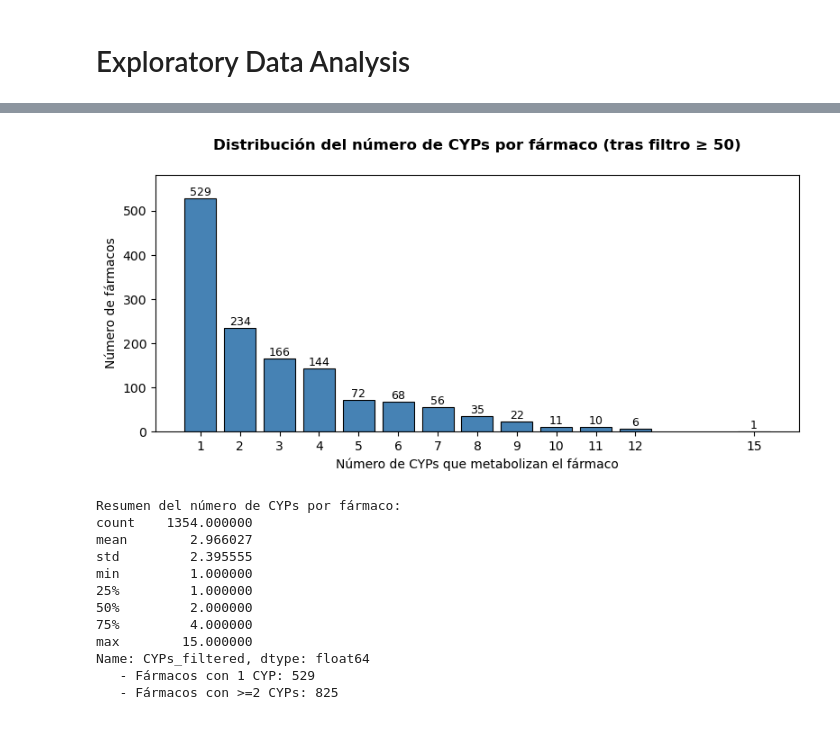
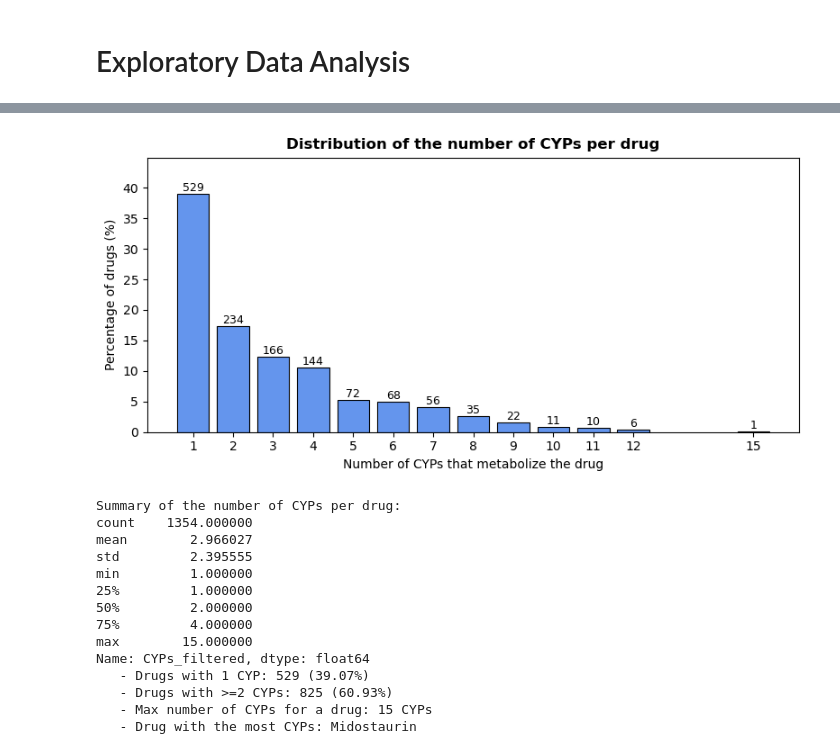
Before and after one commit to grobles17/IMF_TFM_Drug_Metabolism, a Jupyter notebook: DataBases/eda_db.ipynb, the cells around one changed output, grey strips where cells are left out. Saved outputs shown, nothing was run; the diff lists cells and outputs as text; code cells hidden in the pictures.

```diff
--- a/DataBases/eda_db.ipynb
+++ b/DataBases/eda_db.ipynb
@@ -106,7 +96,7 @@ sorted_items = sorted(cyp_counter_filtered.items(), key=lambda x: x[1], reverse=
 names, values = zip(*sorted_items)
 
 plt.figure(figsize=(9, 4))
-bars = plt.bar(names, values, color="orange")
+bars = plt.bar(names, values, color="sandybrown", edgecolor="black", linewidth=0.5)
 
 # Bar labels
 for bar in bars:
@@ -130,21 +122,22 @@ df_freq_all_sorted = df_freq_all.sort_values("DrugCount", ascending=False)
 
 all_cyps = df_freq_all_sorted["CYP"].values
 all_counts = df_freq_all_sorted["DrugCount"].values
-colours = ["orange" if c >= THRESHOLD else "gray" for c in all_counts]
+colours = ["sandybrown" if c >= THRESHOLD else "gray" for c in all_counts]
 
 plt.figure(figsize=(12, 5))
-bars = plt.bar(all_cyps, all_counts, color=colours)
+bars = plt.bar(all_cyps, all_counts, color=colours, edgecolor="black", linewidth=0.5)
 
-# Etiquetas de valor solo para los que tienen count > 0
+# Value labels only for those with count > 0
 for bar, count in zip(bars, all_counts):
     if count > 0:
-        plt.text(bar.get_x() + bar.get_width()/2, count,
+        plt.text(bar.get_x() + bar.get_width()/2, count * 1.05,
                  str(count), ha='center', va='bottom', fontsize=8)
 
 plt.yscale('log')
 plt.ylabel("Number of Drugs (log scale)", fontsize=10)
 plt.xticks(rotation=60, ha="center", fontsize=7)
-plt.title(f"Drugs metabolized by each CYP (frequency < {THRESHOLD})", pad=20, fontweight="bold")
+plt.title(f"Orange bars: CYPs with frequency ≥ {THRESHOLD}", pad=20, fontweight="bold")
+plt.suptitle(f"Gray bars: CYPs with frequency < {THRESHOLD}", fontsize=9, y=0.87)
 plt.ylim(0.8, max(all_counts) * 1.5)
 plt.tight_layout()
 plt.show()
@@ -153,35 +146,40 @@ plt.show()
 # %%
 # CYP count per drug
 num_cyps = df_filtered["CYPs_filtered"].apply(len)
 
-# Calcular frecuencias absolutas (cuántos fármacos tienen 1, 2, 3... CYPs)
+# Calculate frequencies and percentages
 counts = num_cyps.value_counts().sort_index()
+total = len(df_filtered)
+percentages = (counts / total) * 100
 
 plt.figure(figsize=(8, 4))
-bars = plt.bar(counts.index, counts.values, color="steelblue", edgecolor="black", linewidth=0.8)
+bars = plt.bar(counts.index, percentages, color="cornflowerblue", edgecolor="black", linewidth=0.8)
 
-# Bar labels
-for bar in bars:
+# Annotate each bar with the absolute count (placed above the bar)
+for bar, count in zip(bars, counts.values):
     height = bar.get_height()
+
     plt.text(bar.get_x() + bar.get_width()/2, height,
-             int(height), ha='center', va='bottom', fontsize=9)
+             str(count), ha='center', va='bottom', fontsize=9)
 
-plt.xlabel("Número de CYPs que metabolizan el fármaco")
-plt.ylabel("Número de fármacos")
-plt.ylim(0, max(counts.values) * 1.1)
-plt.title(f"Distribución del número de CYPs por fármaco (tras filtro ≥ {THRESHOLD})", pad=20, fontweight="bold")
-plt.xticks(counts.index)  # Aseguramos que solo aparezcan los valores enteros presentes
+plt.xlabel("Number of CYPs that metabolize the drug")
+plt.ylabel("Percentage of drugs (%)")
+plt.ylim(0, max(percentages) * 1.15)  # leave room for labels
+plt.title(f"Distribution of the number of CYPs per drug", pad=7, fontweight="bold")
+plt.xticks(counts.index)
 plt.tight_layout()
 plt.show()
 
 # Stats
-print("Resumen del número de CYPs por fármaco:")
+print("Summary of the number of CYPs per drug:")
 print(num_cyps.describe())
-print(f"   - Fármacos con 1 CYP: {sum(num_cyps == 1)}")
-print(f"   - Fármacos con >=2 CYPs: {sum(num_cyps >= 2)}")
+print(f"   - Drugs with 1 CYP: {sum(num_cyps == 1)} ({sum(num_cyps == 1) / len(df_filtered) * 100:.2f}%)")
+print(f"   - Drugs with >=2 CYPs: {sum(num_cyps >= 2)} ({sum(num_cyps >= 2) / len(df_filtered) * 100:.2f}%)")
+print(f"   - Max number of CYPs for a drug: {num_cyps.max()} CYPs")
+print(f"   - Drug with the most CYPs: {df_filtered.loc[num_cyps.idxmax(), 'Name']}")
 # %% [output]
-[figure, old version]
+[figure, new version]
-Resumen del número de CYPs por fármaco:
+Summary of the number of CYPs per drug:
 count    1354.000000
 mean        2.966027
 std         2.395555
@@ -191,6 +189,8 @@ min         1.000000
 75%         4.000000
 max        15.000000
 Name: CYPs_filtered, dtype: float64
-   - Fármacos con 1 CYP: 529
-   - Fármacos con >=2 CYPs: 825
+   - Drugs with 1 CYP: 529 (39.07%)
+   - Drugs with >=2 CYPs: 825 (60.93%)
+   - Max number of CYPs for a drug: 15 CYPs
+   - Drug with the most CYPs: Midostaurin
 # %%
```
Also changed, not shown: parts of 16 cells of this notebook, 1 other file.
